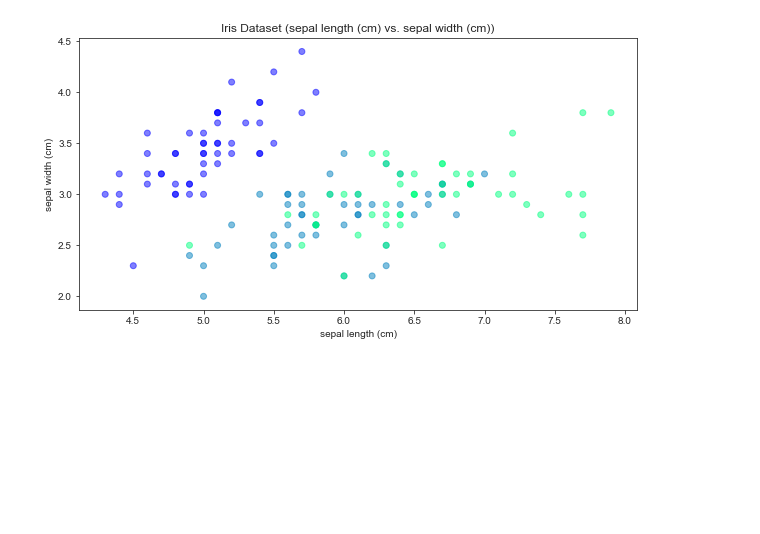
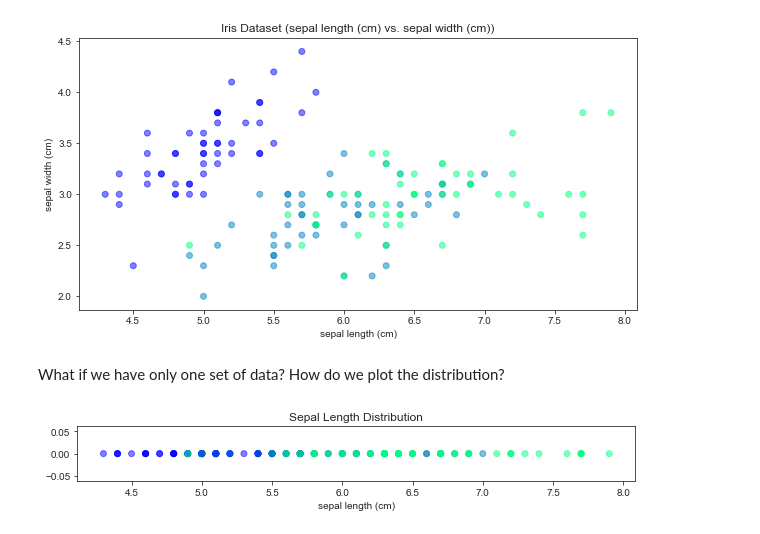
Before and after one commit to miroadamy-practice/s-oly-lt-jupyter-notebook-foundations, a Jupyter notebook: notebooks/2_Visualizations.ipynb, the cells around one changed output. Saved outputs shown, nothing was run; the diff lists cells and outputs as text; code cells hidden in the pictures; blank space fills up the shorter version.

```diff
--- a/notebooks/2_Visualizations.ipynb
+++ b/notebooks/2_Visualizations.ipynb
@@ -131,3 +131,16 @@ plt.ylabel(y_column_name)
 plt.title("Iris Dataset (%s vs. %s)" % (x_column_name, y_column_name));
 # %% [output]
 [figure]
+# %% [markdown]
+What if we have only one set of data? How do we plot the distribution?
+# %%
+x_axis = iris.data[:, 0]
+y_axis = np.zeros(iris.data.shape[0])
+import seaborn as sns
+plt.figure(figsize=(10,1))
+sns.set_style("ticks")
+plt.scatter(x_axis, y_axis, c=target, alpha=0.5, cmap='winter')
+plt.xlabel(x_column_name)
+plt.title("Sepal Length Distribution");
+# %% [output]
+[figure, added]
```
Also changed, not shown: parts of 7 cells of this notebook, 1 other file.
